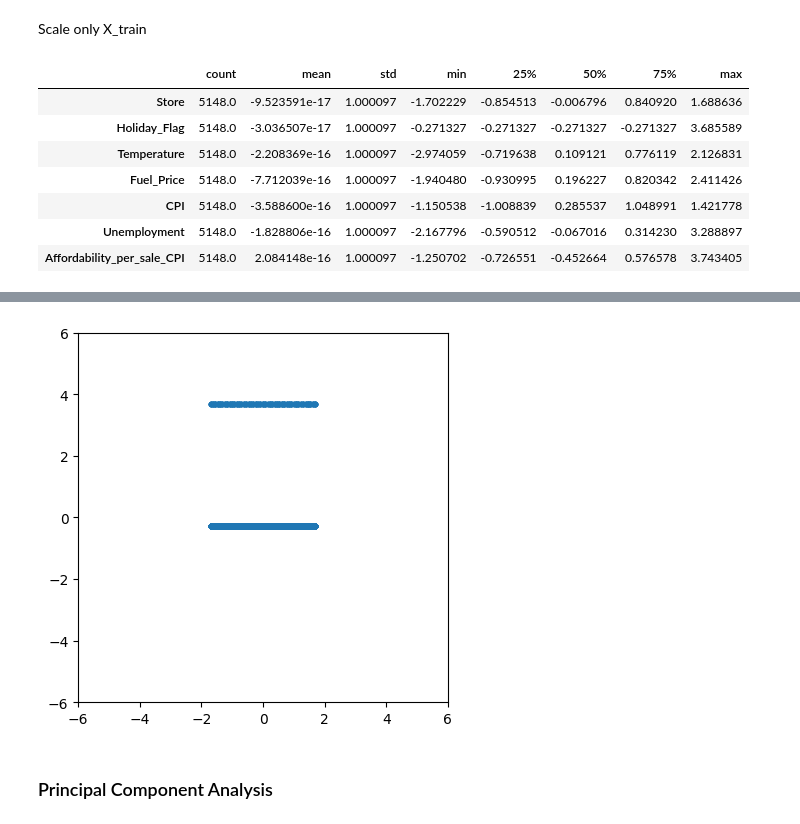
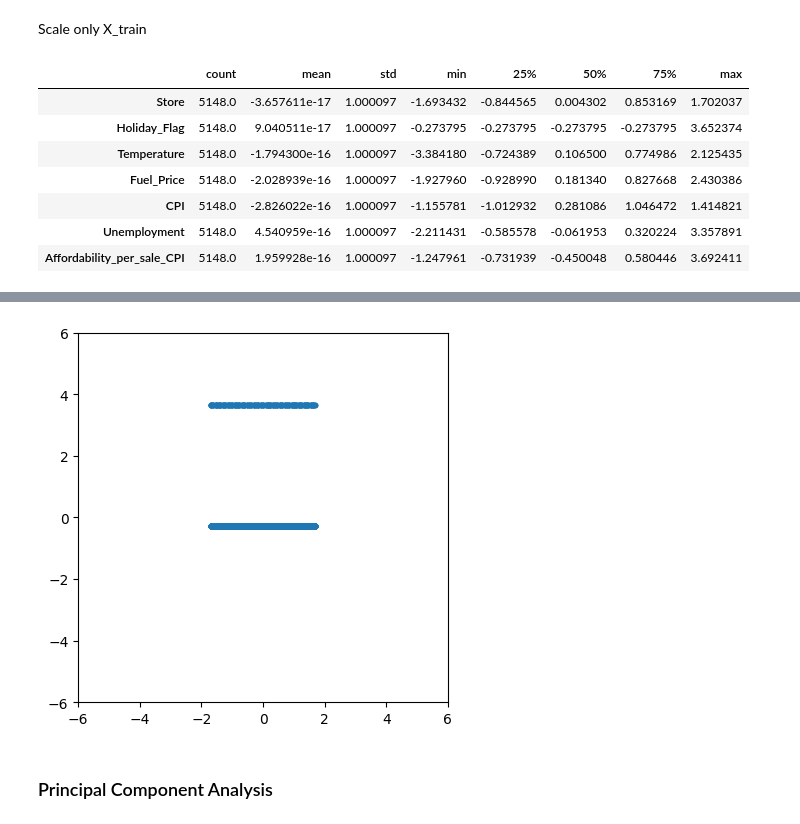
Before and after one commit to isaacadebayo/Predictive_Analytics_and_NLP, a Jupyter notebook: Sales_Prediction.ipynb, the cells around one changed output, grey strips where cells are left out. Cells and saved outputs as stored; diff of their text form; code cells hidden in the pictures.

Commit message:
Scaled and transform training and test data in one function

```diff
--- a/Sales_Prediction.ipynb
+++ b/Sales_Prediction.ipynb
@@ -145,7 +145,7 @@ if you scale before dropping you introduce data leakage
 from sklearn.model_selection import train_test_split
 
 X_train, X_test, y_train, y_test = train_test_split(X_data, y,
-                                                    test_size=0.2)
+                                                    test_size=0.2, shuffle=False)
 # %% [markdown]
 # Scaling
 # %% [markdown]
@@ -153,26 +153,27 @@ Scale only X_train
 # %%
 
 from sklearn.preprocessing import StandardScaler
 
 
 scaler = StandardScaler()
-X1_data = scaler.fit_transform(X_train)
+X_train_scaled = scaler.fit_transform(X_train)
+X_test_scaled  = scaler.fit_transform(X_test)
 
-df_X1_data = pd.DataFrame(X1_data, columns=X_train.columns)
+df_X1_data = pd.DataFrame(X_train_scaled, columns=X_train.columns)
 display(df_X1_data.describe().T)
 display(df_X1_data.corr())
 
-plt.plot( X1_data[:,0], X1_data[:,1], '.' )
+plt.plot( X_train_scaled[:,0], X_train_scaled[:,1], '.' )
 plt.xlim(-6,6)
 plt.ylim(-6,6)
 plt.gca().set_aspect('equal')
 # %% [output]
 |  | count | mean | std | min | 25% | 50% | 75% | max |
-| Store | 5148.0 | -9.523591e-17 | 1.000097 | -1.702229 | -0.854513 | -0.006796 | 0.840920 | 1.688636 |
-| Holiday_Flag | 5148.0 | -3.036507e-17 | 1.000097 | -0.271327 | -0.271327 | -0.271327 | -0.271327 | 3.685589 |
-| Temperature | 5148.0 | -2.208369e-16 | 1.000097 | -2.974059 | -0.719638 | 0.109121 | 0.776119 | 2.126831 |
-| Fuel_Price | 5148.0 | -7.712039e-16 | 1.000097 | -1.940480 | -0.930995 | 0.196227 | 0.820342 | 2.411426 |
-| CPI | 5148.0 | -3.588600e-16 | 1.000097 | -1.150538 | -1.008839 | 0.285537 | 1.048991 | 1.421778 |
-| Unemployment | 5148.0 | -1.828806e-16 | 1.000097 | -2.167796 | -0.590512 | -0.067016 | 0.314230 | 3.288897 |
-| Affordability_per_sale_CPI | 5148.0 | 2.084148e-16 | 1.000097 | -1.250702 | -0.726551 | -0.452664 | 0.576578 | 3.743405 |
+| Store | 5148.0 | -3.657611e-17 | 1.000097 | -1.693432 | -0.844565 | 0.004302 | 0.853169 | 1.702037 |
+| Holiday_Flag | 5148.0 | 9.040511e-17 | 1.000097 | -0.273795 | -0.273795 | -0.273795 | -0.273795 | 3.652374 |
+| Temperature | 5148.0 | -1.794300e-16 | 1.000097 | -3.384180 | -0.724389 | 0.106500 | 0.774986 | 2.125435 |
+| Fuel_Price | 5148.0 | -2.028939e-16 | 1.000097 | -1.927960 | -0.928990 | 0.181340 | 0.827668 | 2.430386 |
+| CPI | 5148.0 | -2.826022e-16 | 1.000097 | -1.155781 | -1.012932 | 0.281086 | 1.046472 | 1.414821 |
+| Unemployment | 5148.0 | 4.540959e-16 | 1.000097 | -2.211431 | -0.585578 | -0.061953 | 0.320224 | 3.357891 |
+| Affordability_per_sale_CPI | 5148.0 | 1.959928e-16 | 1.000097 | -1.247961 | -0.731939 | -0.450048 | 0.580446 | 3.692411 |
 |  | Store | Holiday_Flag | Temperature | Fuel_Price | CPI | Unemployment | Affordability_per_sale_CPI |
```
Also changed, not shown: parts of 14 cells of this notebook.
